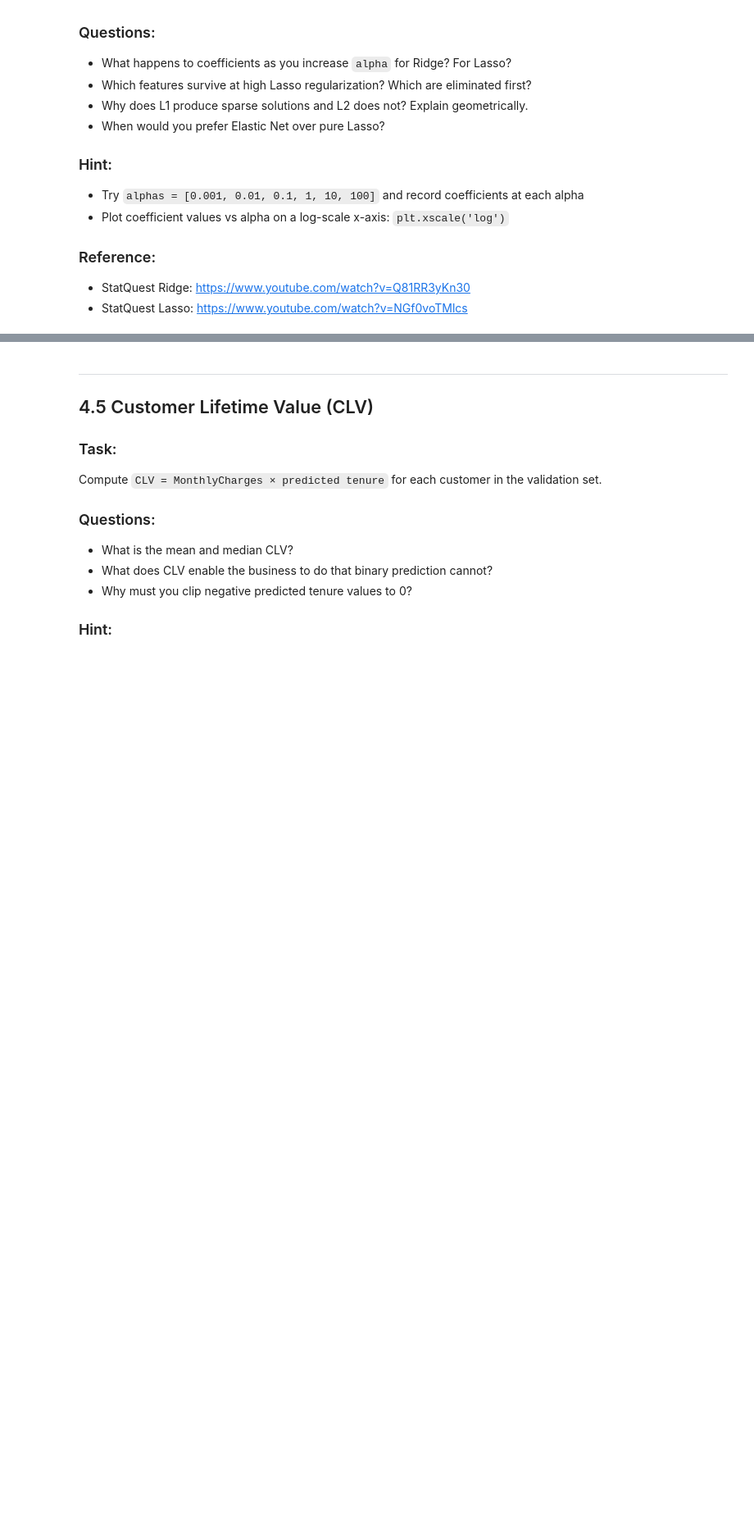
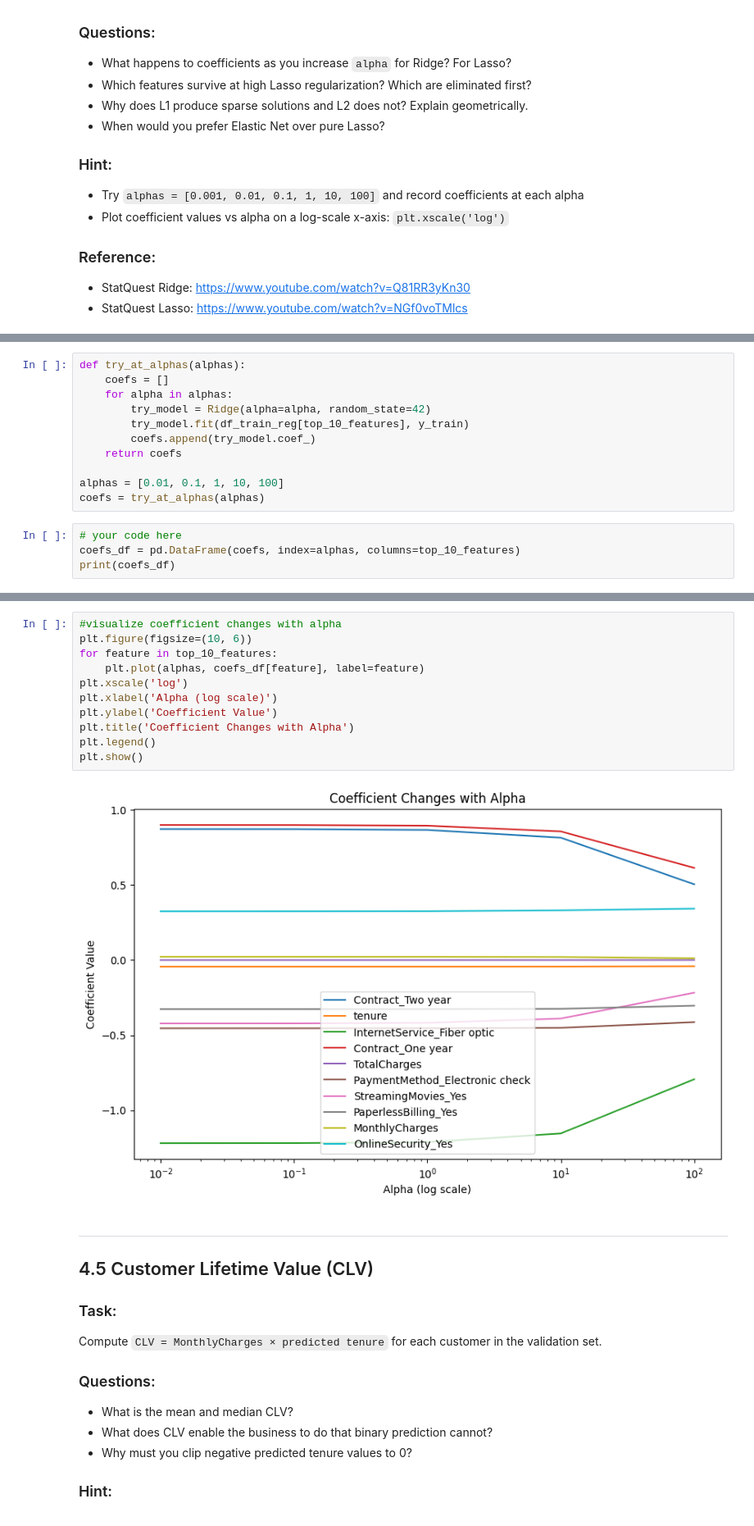
Before and after one commit to CodexAarogya/Fusemachines-Assignments, a Jupyter notebook: week-4/W4_Linear_Models_Assignment_Answer.ipynb, the cells around one changed output, grey strips where cells are left out. Shown at 82% size. Cells and saved outputs as stored; diff of their text form; blank space fills up the shorter version.

```diff
--- a/week-4/W4_Linear_Models_Assignment_Answer.ipynb
+++ b/week-4/W4_Linear_Models_Assignment_Answer.ipynb
@@ -1132,0 +1127,15 @@ Plot the Lasso regularization path.
+# %%
+def try_at_alphas(alphas):
+    coefs = []
+    for alpha in alphas:
+        try_model = Ridge(alpha=alpha, random_state=42)
+        try_model.fit(df_train_reg[top_10_features], y_train)
+        coefs.append(try_model.coef_)
+    return coefs
+
+alphas = [0.01, 0.1, 1, 10, 100]
+coefs = try_at_alphas(alphas)
+# %%
+# your code here
+coefs_df = pd.DataFrame(coefs, index=alphas, columns=top_10_features)
+print(coefs_df)
@@ -1133,3 +1160,16 @@ Plot the Lasso regularization path.
+# %%
+#visualize coefficient changes with alpha
+plt.figure(figsize=(10, 6))
+for feature in top_10_features:
+    plt.plot(alphas, coefs_df[feature], label=feature)
+plt.xscale('log')
+plt.xlabel('Alpha (log scale)')
+plt.ylabel('Coefficient Value')
+plt.title('Coefficient Changes with Alpha')
+plt.legend()
+plt.show()
+# %% [output]
+[figure, added]
 # %% [markdown]
 ---
 
```
Also changed, not shown: parts of 7 cells of this notebook, 1 other file.
